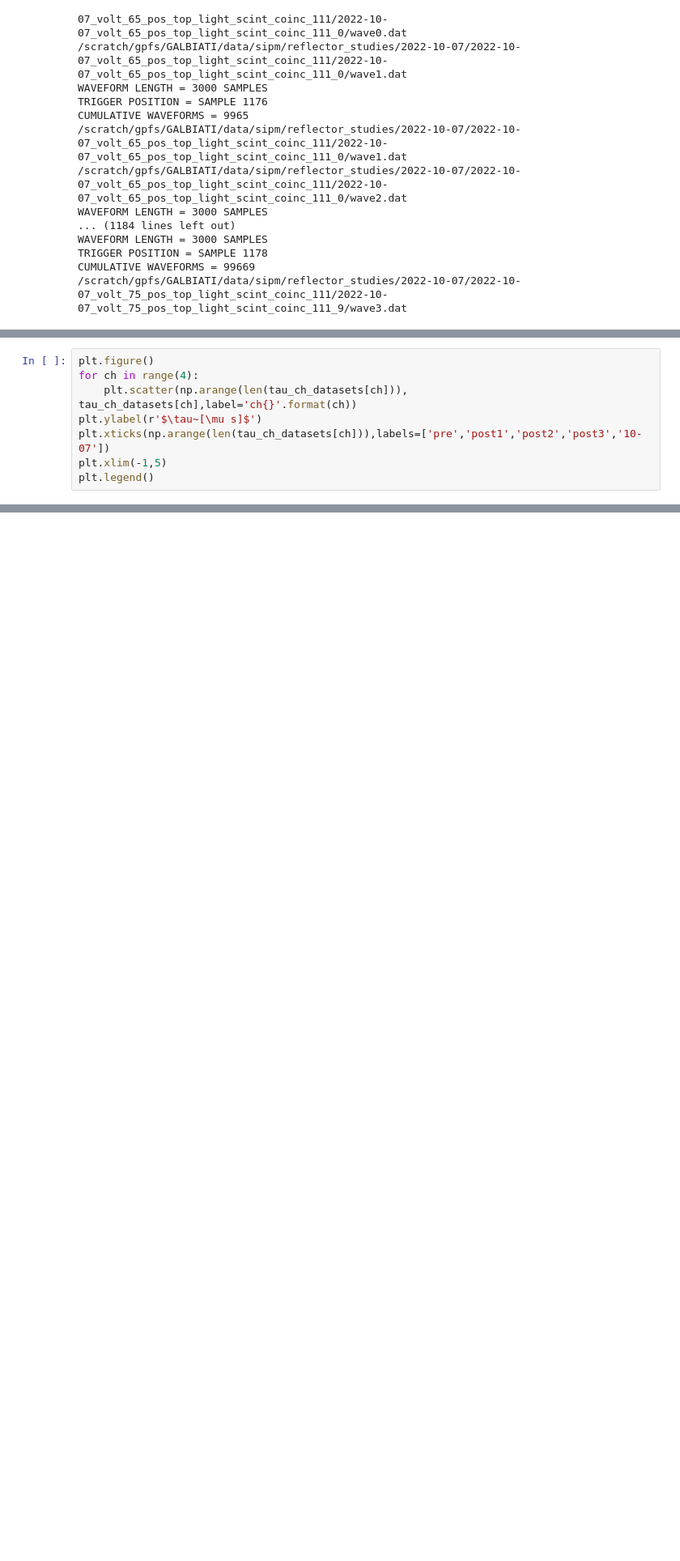
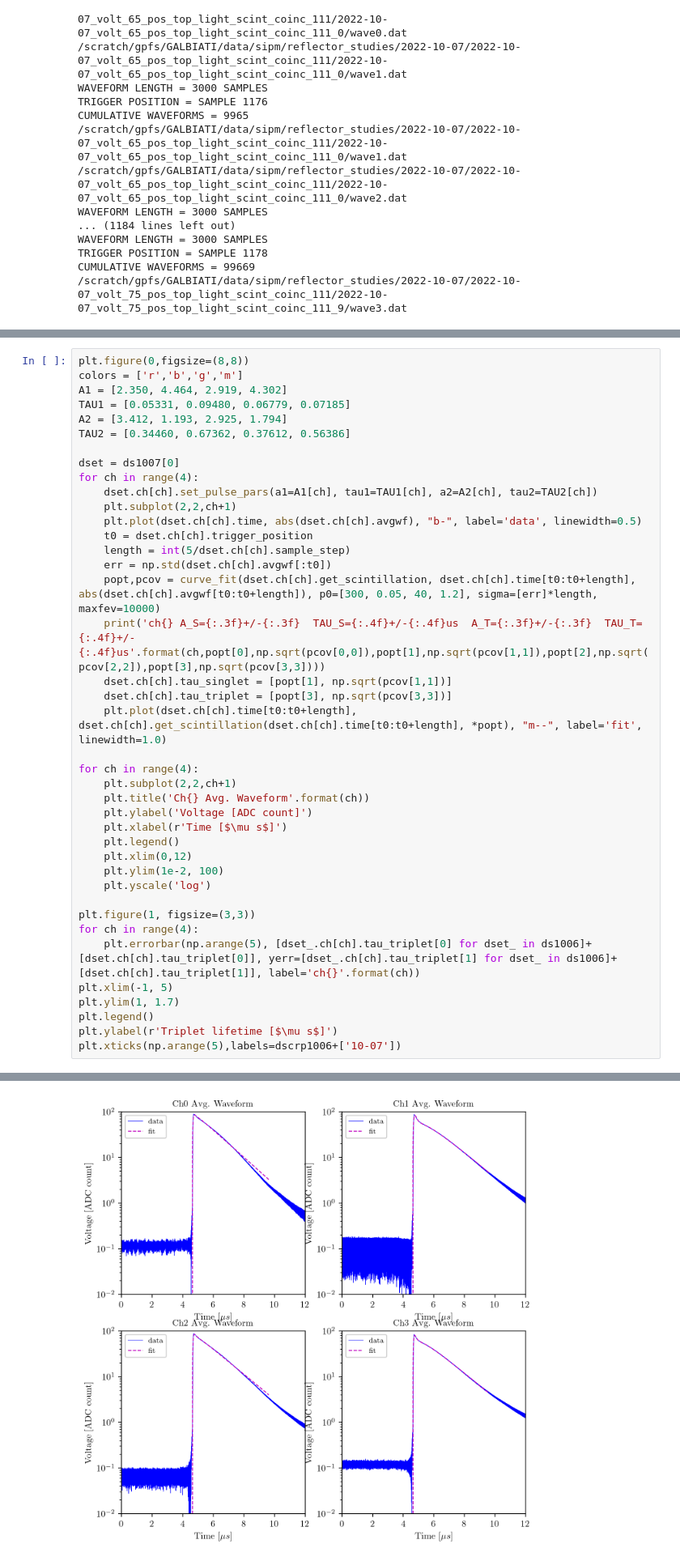
Before and after one commit to darkside-princeton/sipm-analysis, a Jupyter notebook: jupyter/scintillation-allan.ipynb, the cells around one changed output, grey strips where cells are left out. Shown at 81% size. Drawn from its saved outputs; the diff is of its cells as text; blank space fills up the shorter version.

```diff
--- a/jupyter/scintillation-allan.ipynb
+++ b/jupyter/scintillation-allan.ipynb
@@ -293,8 +271,41 @@ for ch in range(4):
-# %%
-plt.figure()
-for ch in range(4):
-    plt.scatter(np.arange(len(tau_ch_datasets[ch])), tau_ch_datasets[ch],label='ch{}'.format(ch))
-plt.ylabel(r'$\tau~[\mu s]$')
-plt.xticks(np.arange(len(tau_ch_datasets[ch])),labels=['pre','post1','post2','post3','10-07'])
-plt.xlim(-1,5)
-plt.legend()
+# %%
+plt.figure(0,figsize=(8,8))
+colors = ['r','b','g','m']
+A1 = [2.350, 4.464, 2.919, 4.302]
+TAU1 = [0.05331, 0.09480, 0.06779, 0.07185]
+A2 = [3.412, 1.193, 2.925, 1.794]
+TAU2 = [0.34460, 0.67362, 0.37612, 0.56386]
+
+dset = ds1007[0]
+for ch in range(4):
+    dset.ch[ch].set_pulse_pars(a1=A1[ch], tau1=TAU1[ch], a2=A2[ch], tau2=TAU2[ch])
+    plt.subplot(2,2,ch+1)
+    plt.plot(dset.ch[ch].time, abs(dset.ch[ch].avgwf), "b-", label='data', linewidth=0.5)
+    t0 = dset.ch[ch].trigger_position
+    length = int(5/dset.ch[ch].sample_step)
+    err = np.std(dset.ch[ch].avgwf[:t0])
+    popt,pcov = curve_fit(dset.ch[ch].get_scintillation, dset.ch[ch].time[t0:t0+length], abs(dset.ch[ch].avgwf[t0:t0+length]), p0=[300, 0.05, 40, 1.2], sigma=[err]*length, maxfev=10000)
+    print('ch{} A_S={:.3f}+/-{:.3f}  TAU_S={:.4f}+/-{:.4f}us  A_T={:.3f}+/-{:.3f}  TAU_T={:.4f}+/-{:.4f}us'.format(ch,popt[0],np.sqrt(pcov[0,0]),popt[1],np.sqrt(pcov[1,1]),popt[2],np.sqrt(pcov[2,2]),popt[3],np.sqrt(pcov[3,3])))
+    dset.ch[ch].tau_singlet = [popt[1], np.sqrt(pcov[1,1])]
+    dset.ch[ch].tau_triplet = [popt[3], np.sqrt(pcov[3,3])]
+    plt.plot(dset.ch[ch].time[t0:t0+length], dset.ch[ch].get_scintillation(dset.ch[ch].time[t0:t0+length], *popt), "m--", label='fit', linewidth=1.0)
+
+for ch in range(4):
+    plt.subplot(2,2,ch+1)
+    plt.title('Ch{} Avg. Waveform'.format(ch))
+    plt.ylabel('Voltage [ADC count]')
+    plt.xlabel(r'Time [$\mu s$]')
+    plt.legend()
+    plt.xlim(0,12)
+    plt.ylim(1e-2, 100)
+    plt.yscale('log')
+
+plt.figure(1, figsize=(3,3))
+for ch in range(4):
+    plt.errorbar(np.arange(5), [dset_.ch[ch].tau_triplet[0] for dset_ in ds1006]+[dset.ch[ch].tau_triplet[0]], yerr=[dset_.ch[ch].tau_triplet[1] for dset_ in ds1006]+[dset.ch[ch].tau_triplet[1]], label='ch{}'.format(ch))
+plt.xlim(-1, 5)
+plt.ylim(1, 1.7)
+plt.legend()
+plt.ylabel(r'Triplet lifetime [$\mu s$]')
+plt.xticks(np.arange(5),labels=dscrp1006+['10-07'])
+# %% [output]
@@ -300,0 +326 @@ plt.legend()
+[figure, added]
```
Also changed, not shown: parts of 7 cells of this notebook.
